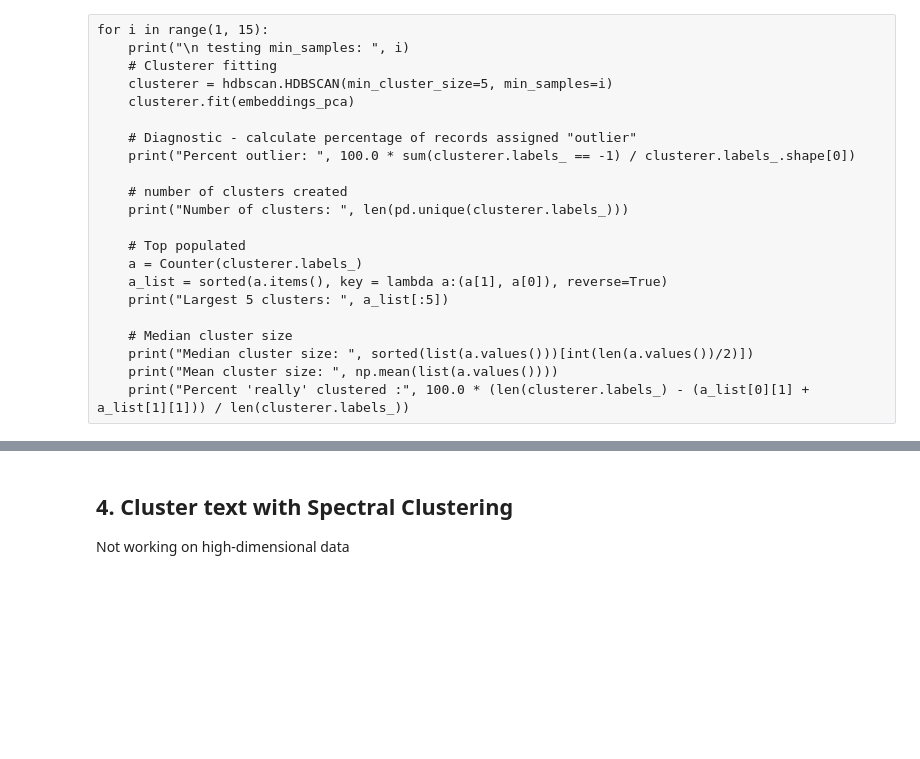
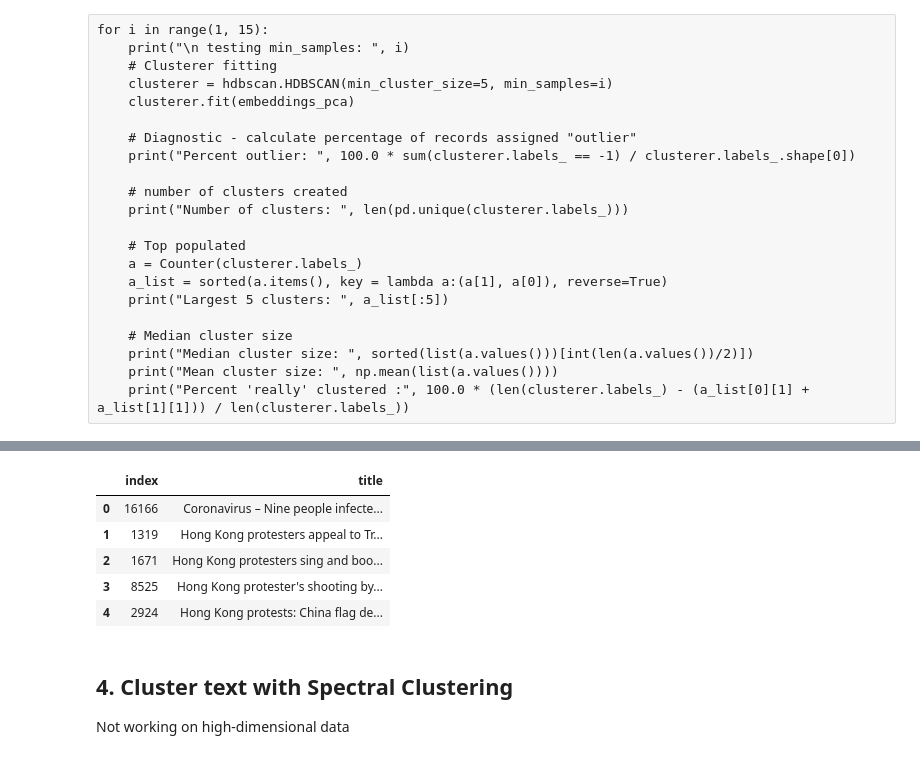
Before and after one commit to MartinChrisWood/news_crow, a Jupyter notebook: 02_topic_pipeline_HDBSCAN.ipynb, the cells around one changed output, grey strips where cells are left out. Drawn from its saved outputs; the diff is of its cells as text; code cells hidden in the pictures; blank space fills up the shorter version.

```diff
--- a/02_topic_pipeline_HDBSCAN.ipynb
+++ b/02_topic_pipeline_HDBSCAN.ipynb
@@ -192,3 +274,12 @@ coherences = helper.report_corpus_model_coherence("working/RSS_clustered_w2v_pca
+# %%
+test.sample(5)[['title']].reset_index()
+# %% [output]
+|  | index | title |
+| 0 | 16166 | Coronavirus – Nine people infecte... |
+| 1 | 1319 | Hong Kong protesters appeal to Tr... |
+| 2 | 1671 | Hong Kong protesters sing and boo... |
+| 3 | 8525 | Hong Kong protester's shooting by... |
+| 4 | 2924 | Hong Kong protests: China flag de... |
 # %% [markdown]
 ## 4. Cluster text with Spectral Clustering
 Not working on high-dimensional data
```
Also changed, not shown: parts of 10 cells of this notebook, 5 other files.
